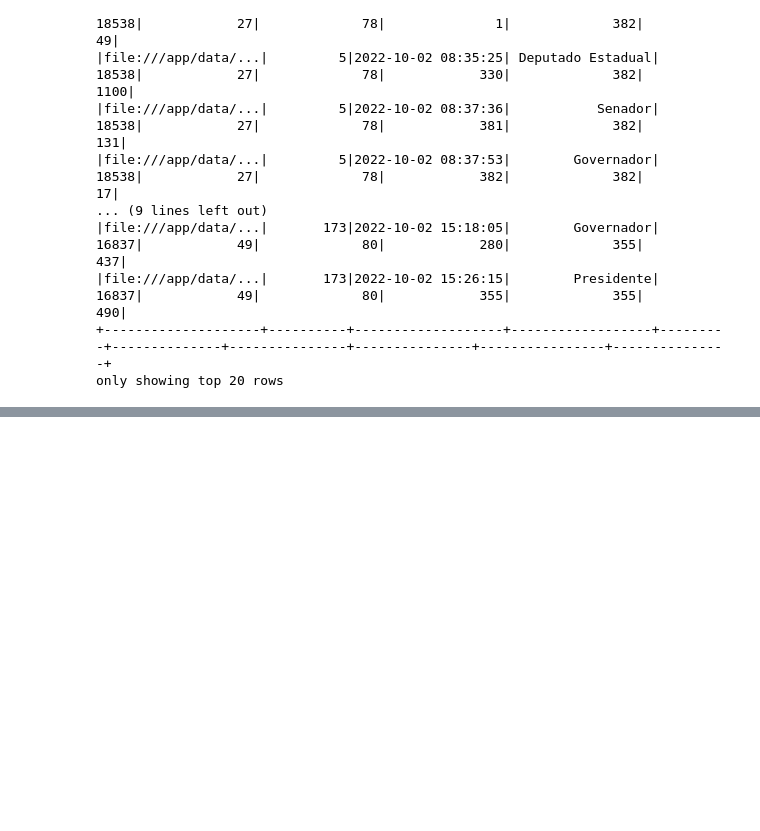
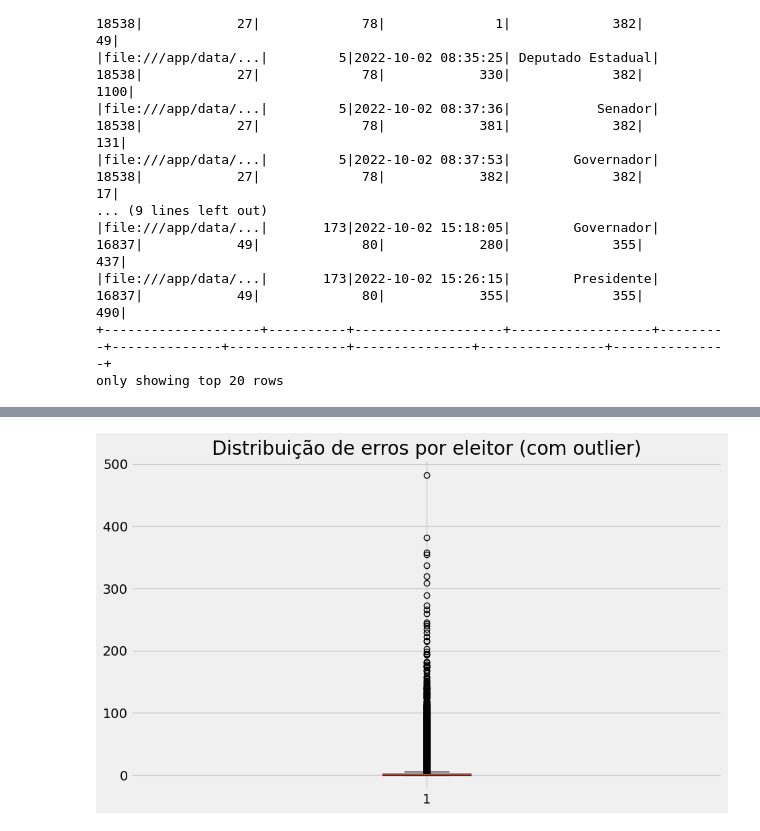
Before and after one commit to victorvieirat/log-urna, a Jupyter notebook: visualizando.ipynb, the cells around one changed output, grey strips where cells are left out. Drawn from its saved outputs; the diff is of its cells as text; code cells hidden in the pictures; blank space fills up the shorter version.

```diff
--- a/visualizando.ipynb
+++ b/visualizando.ipynb
@@ -94,0 +124,12 @@ plt.show()
+# %%
+plt.style.use('fivethirtyeight')
+plt.figure(figsize=(10, 6))
+plt.boxplot(erros["max_erros"],showfliers = True)
+#plt.xlabel("Erros")
+#plt.ylabel("Values")
+plt.title("Distribuição de erros por eleitor (com outlier)")
+plt.grid(True)
+plt.savefig('app/img/box_com_outlier.jpg', format='jpg')
+plt.show()
+# %% [output]
+[figure, added]
```
Also changed, not shown: parts of 8 cells of this notebook, 3 other files.
